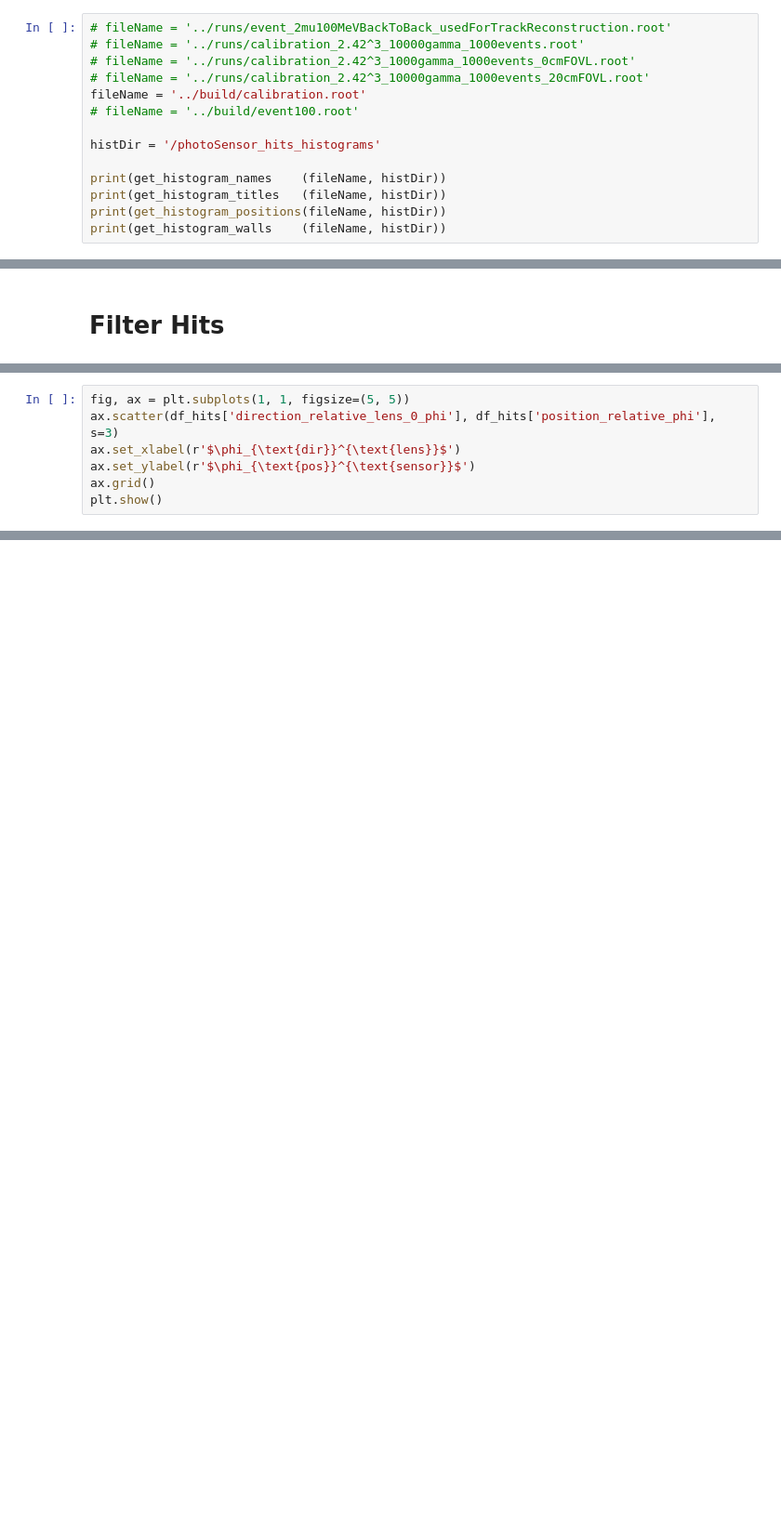
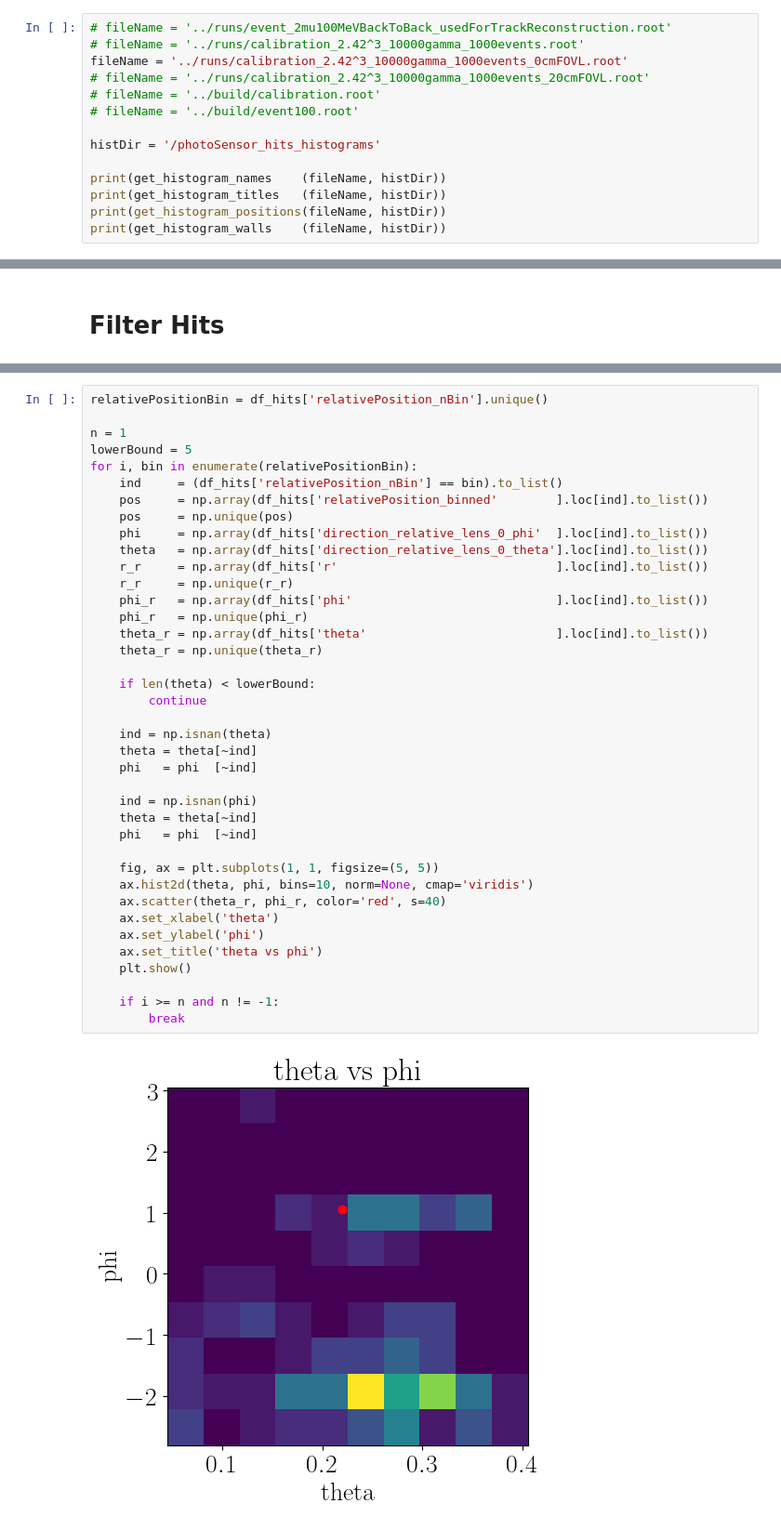
Before and after one commit to Noah-Everett/DSPS-Detector, a Jupyter notebook: analysis/directionalAnalysisPDFs.ipynb, the cells around one changed output, grey strips where cells are left out. Shown at 93% size. Drawn from its saved outputs; the diff is of its cells as text; blank space fills up the shorter version.

```diff
--- a/analysis/directionalAnalysisPDFs.ipynb
+++ b/analysis/directionalAnalysisPDFs.ipynb
@@ -50,9 +36,9 @@ os.environ['PYDEVD_DISABLE_FILE_VALIDATION'] = '1'
 # %%
 # fileName = '../runs/event_2mu100MeVBackToBack_usedForTrackReconstruction.root'
 # fileName = '../runs/calibration_2.42^3_10000gamma_1000events.root'
-# fileName = '../runs/calibration_2.42^3_1000gamma_1000events_0cmFOVL.root'
+fileName = '../runs/calibration_2.42^3_10000gamma_1000events_0cmFOVL.root'
 # fileName = '../runs/calibration_2.42^3_10000gamma_1000events_20cmFOVL.root'
-fileName = '../build/calibration.root'
+# fileName = '../build/calibration.root'
 # fileName = '../build/event100.root'
 
 histDir = '/photoSensor_hits_histograms'
@@ -279,7 +158,0 @@ fig.show()
-# %%
-fig, ax = plt.subplots(1, 1, figsize=(5, 5))
-ax.scatter(df_hits['direction_relative_lens_0_phi'], df_hits['position_relative_phi'], s=3)
-ax.set_xlabel(r'$\phi_{\text{dir}}^{\text{lens}}$')
-ax.set_ylabel(r'$\phi_{\text{pos}}^{\text{sensor}}$')
-ax.grid()
-plt.show()
@@ -725,0 +161,41 @@ plt.show()
+# %%
+relativePositionBin = df_hits['relativePosition_nBin'].unique()
+
+n = 1
+lowerBound = 5
+for i, bin in enumerate(relativePositionBin):
+    ind     = (df_hits['relativePosition_nBin'] == bin).to_list()
+    pos     = np.array(df_hits['relativePosition_binned'        ].loc[ind].to_list())
+    pos     = np.unique(pos)
+    phi     = np.array(df_hits['direction_relative_lens_0_phi'  ].loc[ind].to_list())
+    theta   = np.array(df_hits['direction_relative_lens_0_theta'].loc[ind].to_list())
+    r_r     = np.array(df_hits['r'                              ].loc[ind].to_list())
+    r_r     = np.unique(r_r)
+    phi_r   = np.array(df_hits['phi'                            ].loc[ind].to_list())
+    phi_r   = np.unique(phi_r)
+    theta_r = np.array(df_hits['theta'                          ].loc[ind].to_list())
+    theta_r = np.unique(theta_r)
+
+    if len(theta) < lowerBound:
+        continue
+
+    ind = np.isnan(theta)
+    theta = theta[~ind]
+    phi   = phi  [~ind]
+
+    ind = np.isnan(phi)
+    theta = theta[~ind]
+    phi   = phi  [~ind]
+
+    fig, ax = plt.subplots(1, 1, figsize=(5, 5))
+    ax.hist2d(theta, phi, bins=10, norm=None, cmap='viridis')
+    ax.scatter(theta_r, phi_r, color='red', s=40)
+    ax.set_xlabel('theta')
+    ax.set_ylabel('phi')
+    ax.set_title('theta vs phi')
+    plt.show()
+
+    if i >= n and n != -1:
+        break
+# %% [output]
+[figure, added]
```
Also changed, not shown: parts of 24 cells of this notebook, 22 other files.
